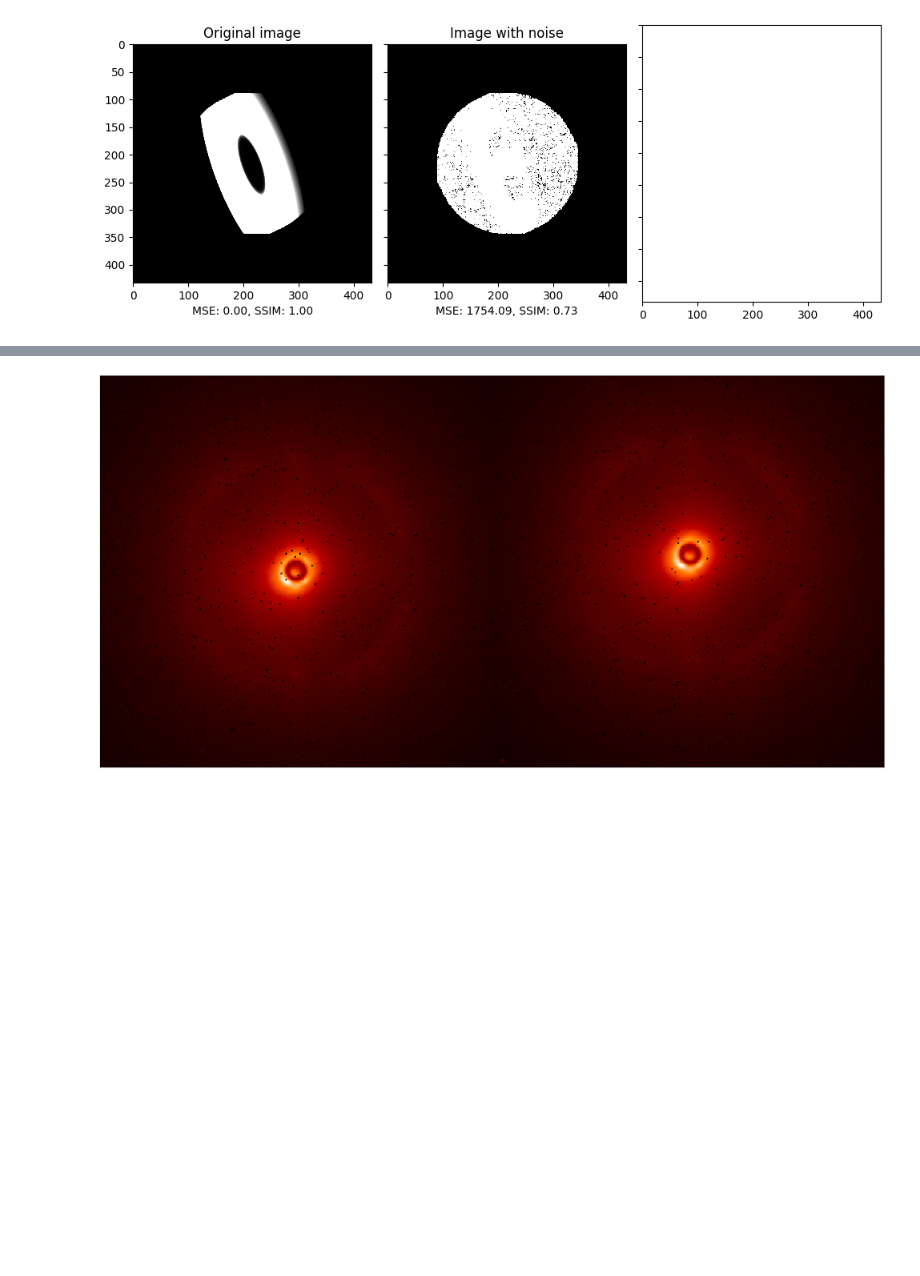
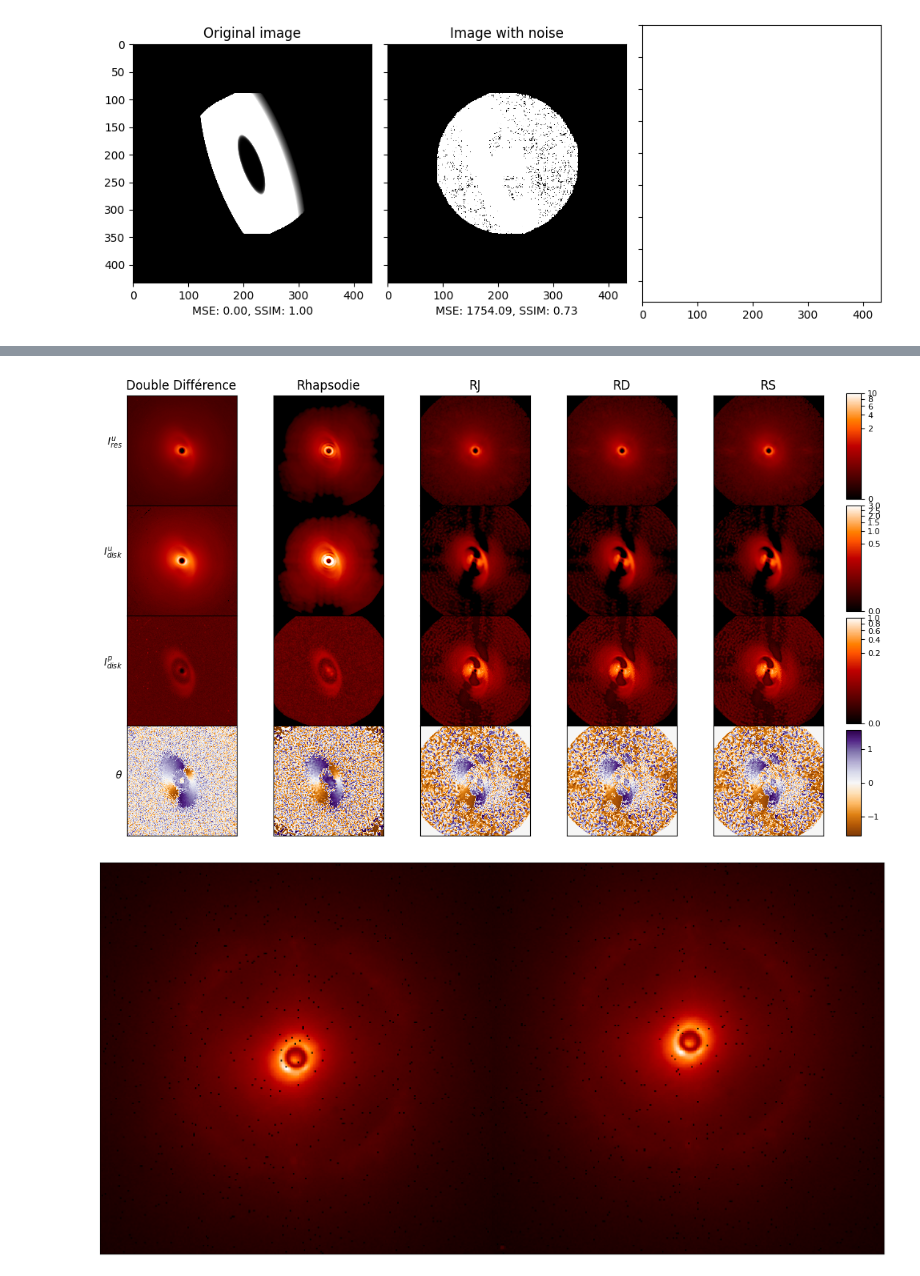
Before and after one commit to LaurenceDenneulin/Rhapsodie.jl, a Jupyter notebook: src/metrics.ipynb, the cells around one changed output, grey strips where cells are left out. Saved outputs shown, nothing was run; the diff lists cells and outputs as text; code cells hidden in the pictures; blank space fills up the shorter version.

```diff
--- a/src/metrics.ipynb
+++ b/src/metrics.ipynb
@@ -357,3 +408,12 @@ def plot_MSE_from_file(file_path):
+# %%
+pds70_path = "../pds70_data/"
+plot_images_comparison_pds70(pds70_path + 'Results_Separable_DoubleDifference.fits',
+                             pds70_path + 'RHAPSODIE.fits',
+                             pds70_path + 'results/PADI_pds70_joint.fits',
+                             pds70_path + 'results/PADI_pds70_disjoint.fits',
+                             pds70_path + 'results/PADI_pds70_struct.fits')
+# %% [output]
+[figure, added]
 # %%
 from matplotlib.colors import PowerNorm
 
```
Also changed, not shown: parts of 10 cells of this notebook, 2 other files.
